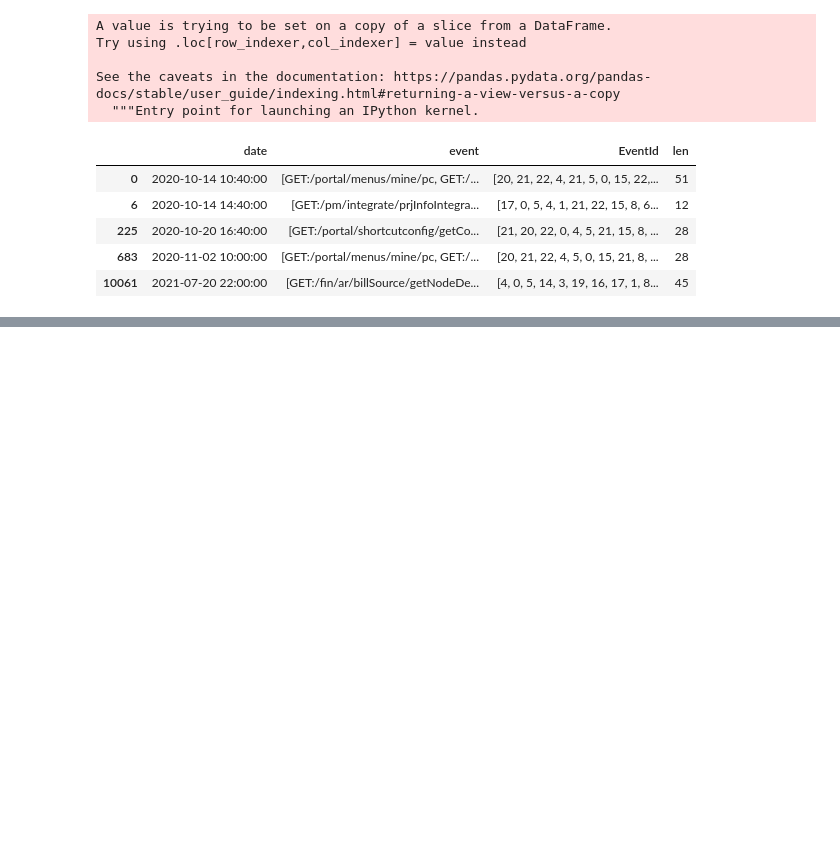
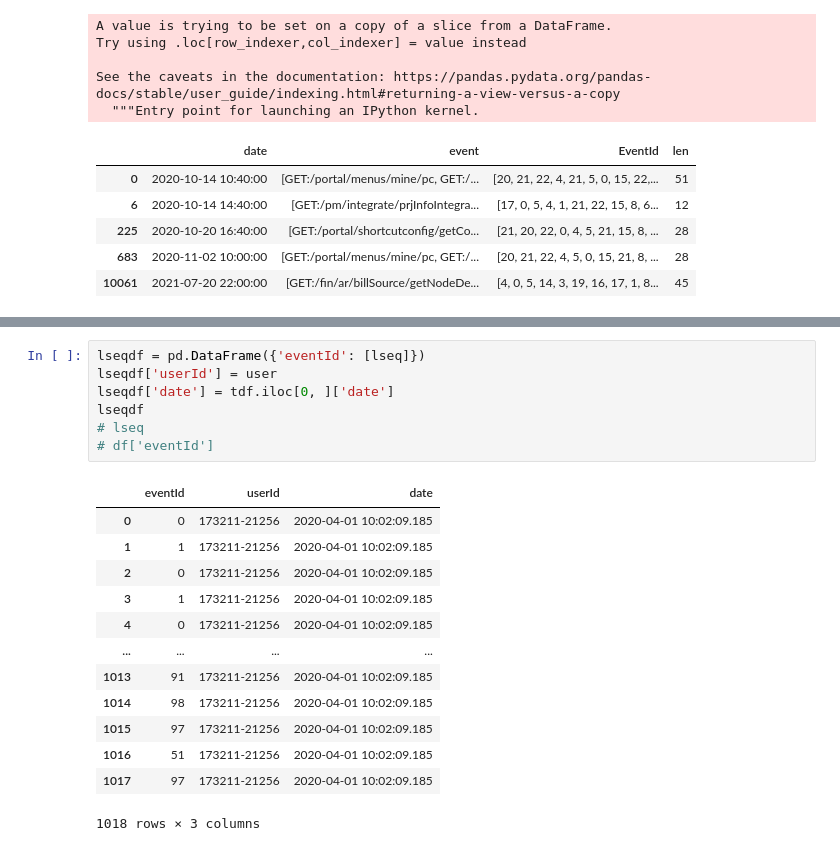
Before and after one commit to chasezcz/LogAnomalyIdentify, a Jupyter notebook: src/data_prepare.ipynb, the cells around one changed output, grey strips where cells are left out. Saved outputs shown, nothing was run; the diff lists cells and outputs as text; blank space fills up the shorter version.

```diff
--- a/src/data_prepare.ipynb
+++ b/src/data_prepare.ipynb
@@ -366,0 +506,21 @@ t
+# %%
+lseqdf = pd.DataFrame({'eventId': [lseq]})
+lseqdf['userId'] = user
+lseqdf['date'] = tdf.iloc[0, ]['date']
+lseqdf
+# lseq
+# df['eventId']
+# %% [output]
+|  | eventId | userId | date |
+| 0 | 0 | 173211-21256 | 2020-04-01 10:02:09.185 |
+| 1 | 1 | 173211-21256 | 2020-04-01 10:02:09.185 |
+| 2 | 0 | 173211-21256 | 2020-04-01 10:02:09.185 |
+| 3 | 1 | 173211-21256 | 2020-04-01 10:02:09.185 |
+| 4 | 0 | 173211-21256 | 2020-04-01 10:02:09.185 |
+| ... | ... | ... | ... |
+| 1013 | 91 | 173211-21256 | 2020-04-01 10:02:09.185 |
+| 1014 | 98 | 173211-21256 | 2020-04-01 10:02:09.185 |
+| 1015 | 97 | 173211-21256 | 2020-04-01 10:02:09.185 |
+| 1016 | 51 | 173211-21256 | 2020-04-01 10:02:09.185 |
+| 1017 | 97 | 173211-21256 | 2020-04-01 10:02:09.185 |
+1018 rows × 3 columns
```
Also changed, not shown: parts of 7 cells of this notebook, 3 other files.
